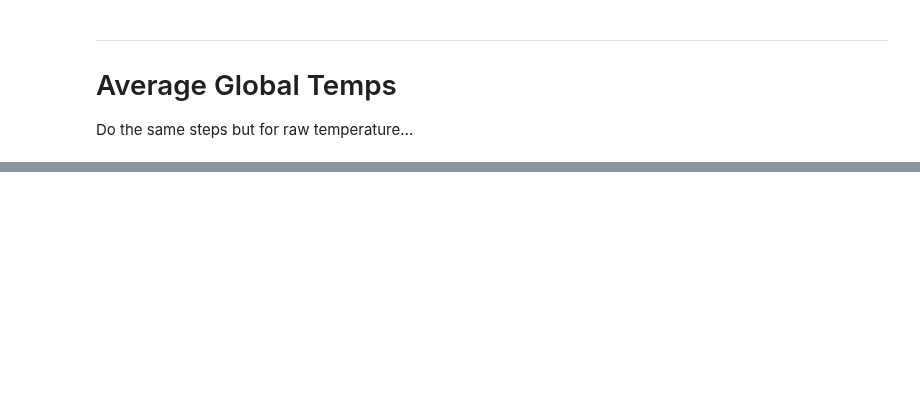
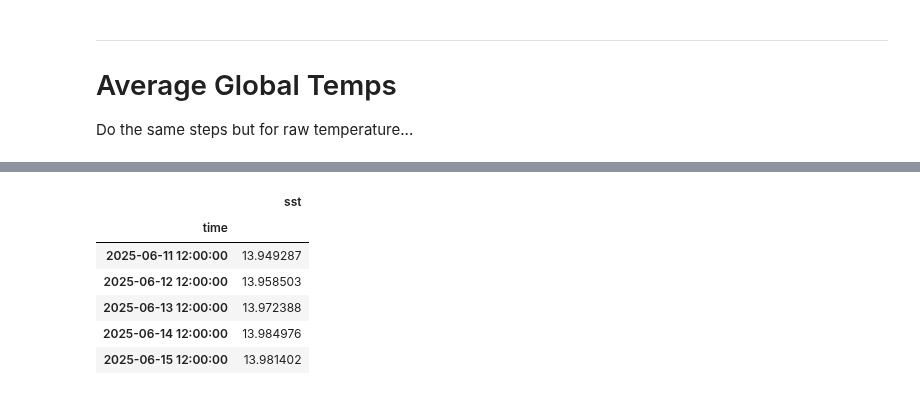
Before and after one commit to adamkemberling/oisst_mainstays, a Jupyter notebook: notebooks/09_BASE_global_temp_timeline.ipynb, the cells around one changed output, grey strips where cells are left out. Cells and saved outputs as stored; diff of their text form; code cells hidden in the pictures; blank space fills up the shorter version.

```diff
--- a/notebooks/09_BASE_global_temp_timeline.ipynb
+++ b/notebooks/09_BASE_global_temp_timeline.ipynb
@@ -157 +159,11 @@ sst_df = sst_df.drop(columns = ["MOD", "modified_ordinal_day"])
 sst_wtd  = sst_wtd.drop(columns = ["MOD", "modified_ordinal_day"])
+# %%
+sst_df.tail()
+# %% [output]
+|  | sst |
+| time |  |
+| 2025-06-11 12:00:00 | 13.949287 |
+| 2025-06-12 12:00:00 | 13.958503 |
+| 2025-06-13 12:00:00 | 13.972388 |
+| 2025-06-14 12:00:00 | 13.984976 |
+| 2025-06-15 12:00:00 | 13.981402 |
```
Also changed, not shown: parts of 8 cells of this notebook, 4 other files.
